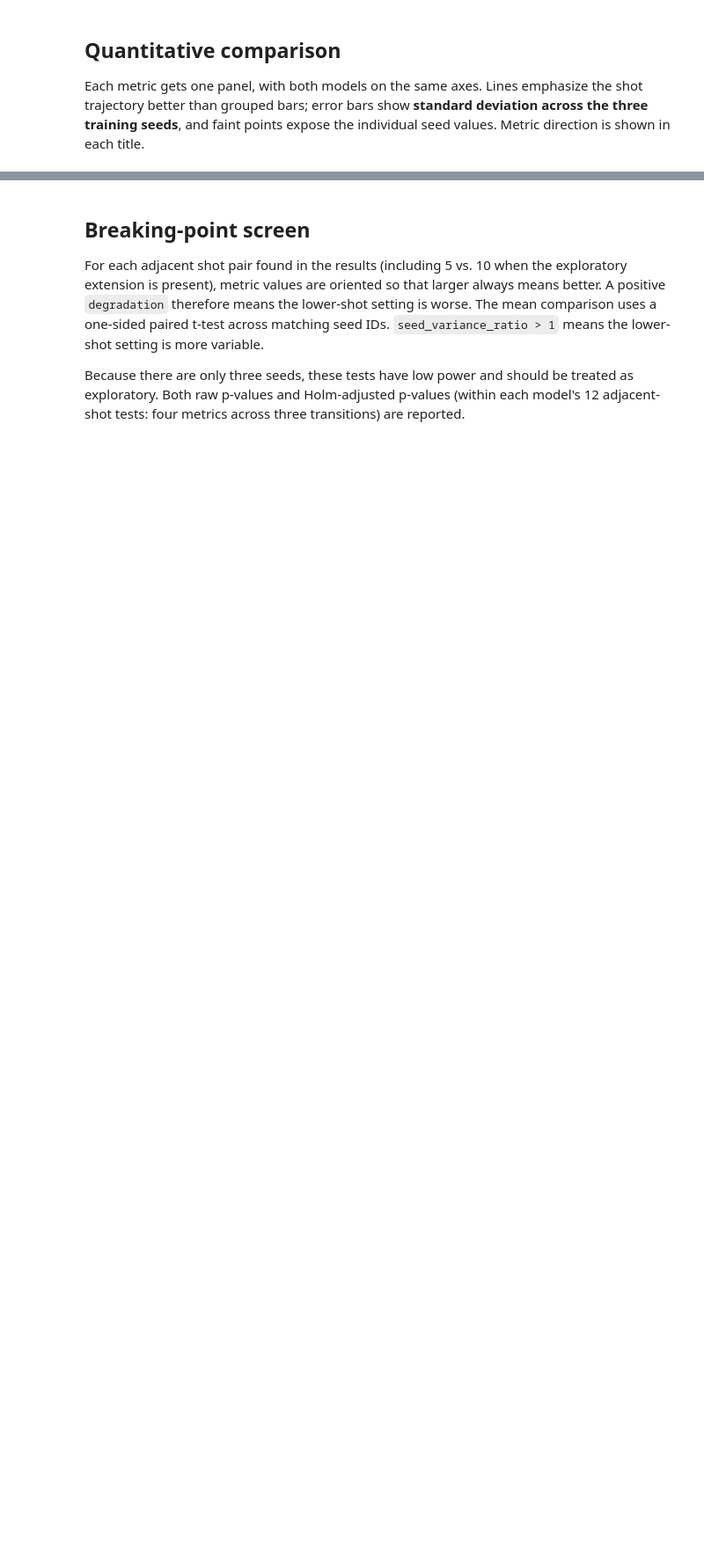
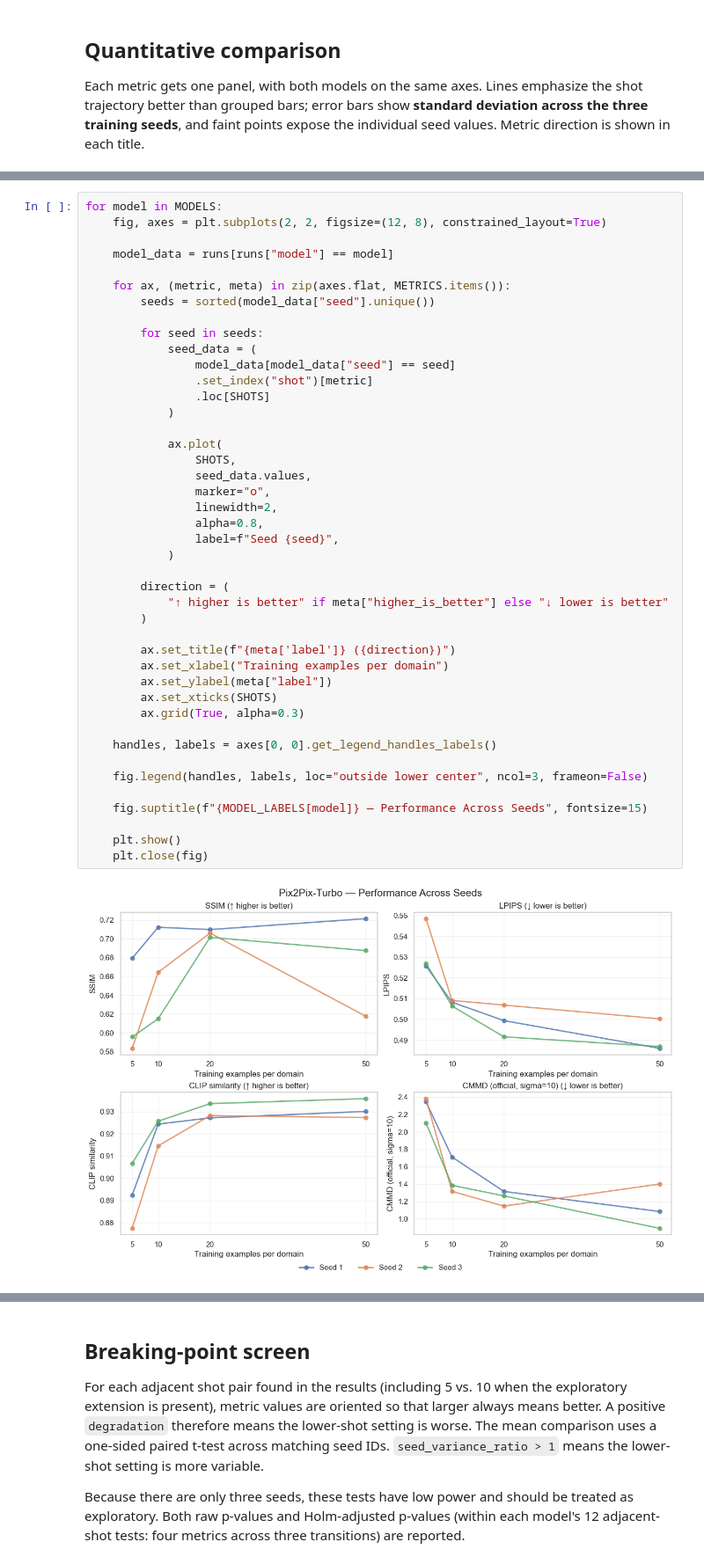
Before and after one commit to njzfjiang/ece-1508-project, a Jupyter notebook: docs/analysis.ipynb, the cells around one changed output, grey strips where cells are left out. Shown at 88% size. Cells and saved outputs as stored; diff of their text form; blank space fills up the shorter version.

```diff
--- a/docs/analysis.ipynb
+++ b/docs/analysis.ipynb
@@ -121,0 +213,45 @@ Plotting libraries loaded in 1.65s
+# %%
+for model in MODELS:
+    fig, axes = plt.subplots(2, 2, figsize=(12, 8), constrained_layout=True)
+
+    model_data = runs[runs["model"] == model]
+
+    for ax, (metric, meta) in zip(axes.flat, METRICS.items()):
+        seeds = sorted(model_data["seed"].unique())
+
+        for seed in seeds:
+            seed_data = (
+                model_data[model_data["seed"] == seed]
+                .set_index("shot")[metric]
+                .loc[SHOTS]
+            )
+
+            ax.plot(
+                SHOTS,
+                seed_data.values,
+                marker="o",
+                linewidth=2,
+                alpha=0.8,
+                label=f"Seed {seed}",
+            )
+
+        direction = (
+            "↑ higher is better" if meta["higher_is_better"] else "↓ lower is better"
+        )
+
+        ax.set_title(f"{meta['label']} ({direction})")
+        ax.set_xlabel("Training examples per domain")
+        ax.set_ylabel(meta["label"])
+        ax.set_xticks(SHOTS)
+        ax.grid(True, alpha=0.3)
+
+    handles, labels = axes[0, 0].get_legend_handles_labels()
+
+    fig.legend(handles, labels, loc="outside lower center", ncol=3, frameon=False)
+
+    fig.suptitle(f"{MODEL_LABELS[model]} — Performance Across Seeds", fontsize=15)
+
+    plt.show()
+    plt.close(fig)
+# %% [output]
+[figure, added]
```
Also changed, not shown: parts of 9 cells of this notebook.
